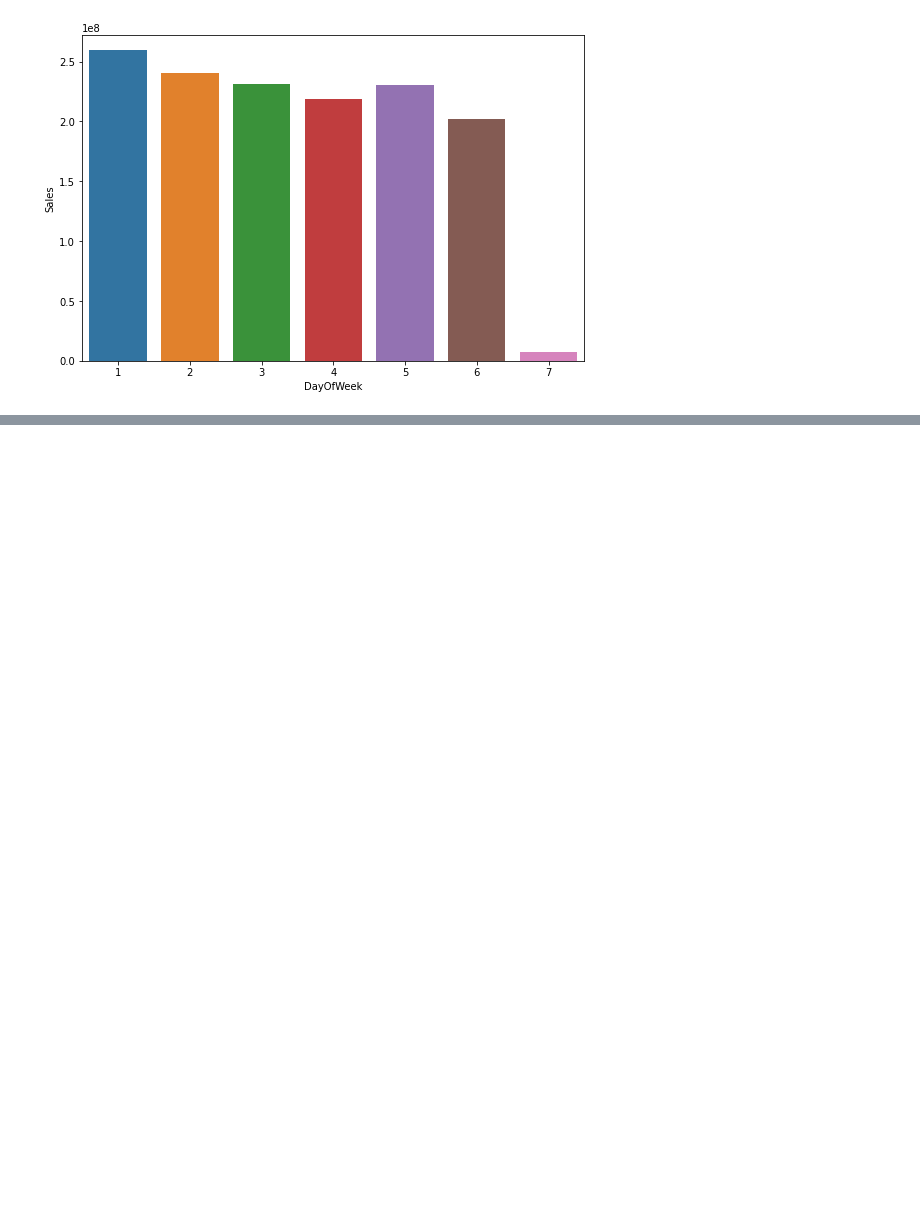
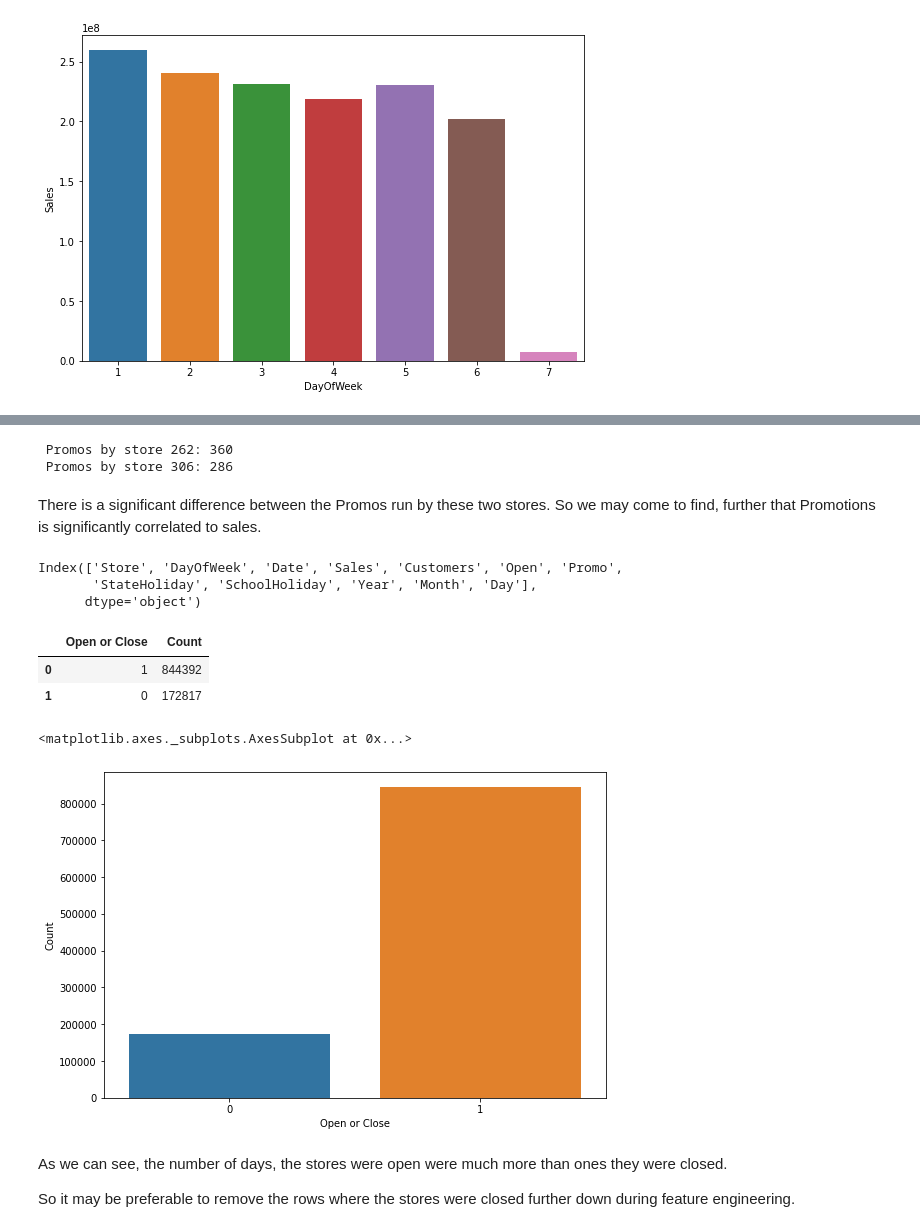
Before and after one commit to cpvivek/Rossman-Sales-Prediction-Machine-Learning-Regression-Model, a Jupyter notebook: Rossmann_Sales_Prediction_Capstone_Project_Vivek_CP.ipynb, the cells around one changed output, grey strips where cells are left out. Cells and saved outputs as stored; diff of their text form; code cells hidden in the pictures; blank space fills up the shorter version.

```diff
--- a/Rossmann_Sales_Prediction_Capstone_Project_Vivek_CP.ipynb
+++ b/Rossmann_Sales_Prediction_Capstone_Project_Vivek_CP.ipynb
@@ -385,0 +456,34 @@ The sales gradually decreases from Monday to Thursday, and is met with a rise on
+# %%
+#Let's look at the promos that most and least successful; 262 and 306 stores have run
+
+print(f" Promos by store 262: {dataset[dataset.Store==262]['Promo'].sum()}")
+print(f" Promos by store 306: {dataset[dataset.Store==306]['Promo'].sum()}")
+# %% [output]
+ Promos by store 262: 360
+ Promos by store 306: 286
+# %% [markdown]
+There is a significant difference between the Promos run by these two stores. So we may come to find, further that Promotions is significantly correlated to sales.
+# %%
+dataset.columns
+# %% [output]
+Index(['Store', 'DayOfWeek', 'Date', 'Sales', 'Customers', 'Open', 'Promo',
+       'StateHoliday', 'SchoolHoliday', 'Year', 'Month', 'Day'],
+      dtype='object')
+# %%
+#Let's look at number of days store were closed and open
+Open_close=dataset['Open'].value_counts().reset_index().rename(columns={'index':'Open or Close','Open':'Count'})
+Open_close
+# %% [output]
+|  | Open or Close | Count |
+| 0 | 1 | 844392 |
+| 1 | 0 | 172817 |
+# %%
+plt.figure(figsize=(9,6))
+sns.barplot(Open_close['Open or Close'],Open_close.Count)
+# %% [output]
+<matplotlib.axes._subplots.AxesSubplot at 0x...>
+[figure, added]
+# %% [markdown]
+As we can see, the number of days, the stores were open were much more than ones they were closed.
+
+So it may be preferable to remove the rows where the stores were closed further down during feature engineering.
```
Also changed, not shown: parts of 40 cells of this notebook.
